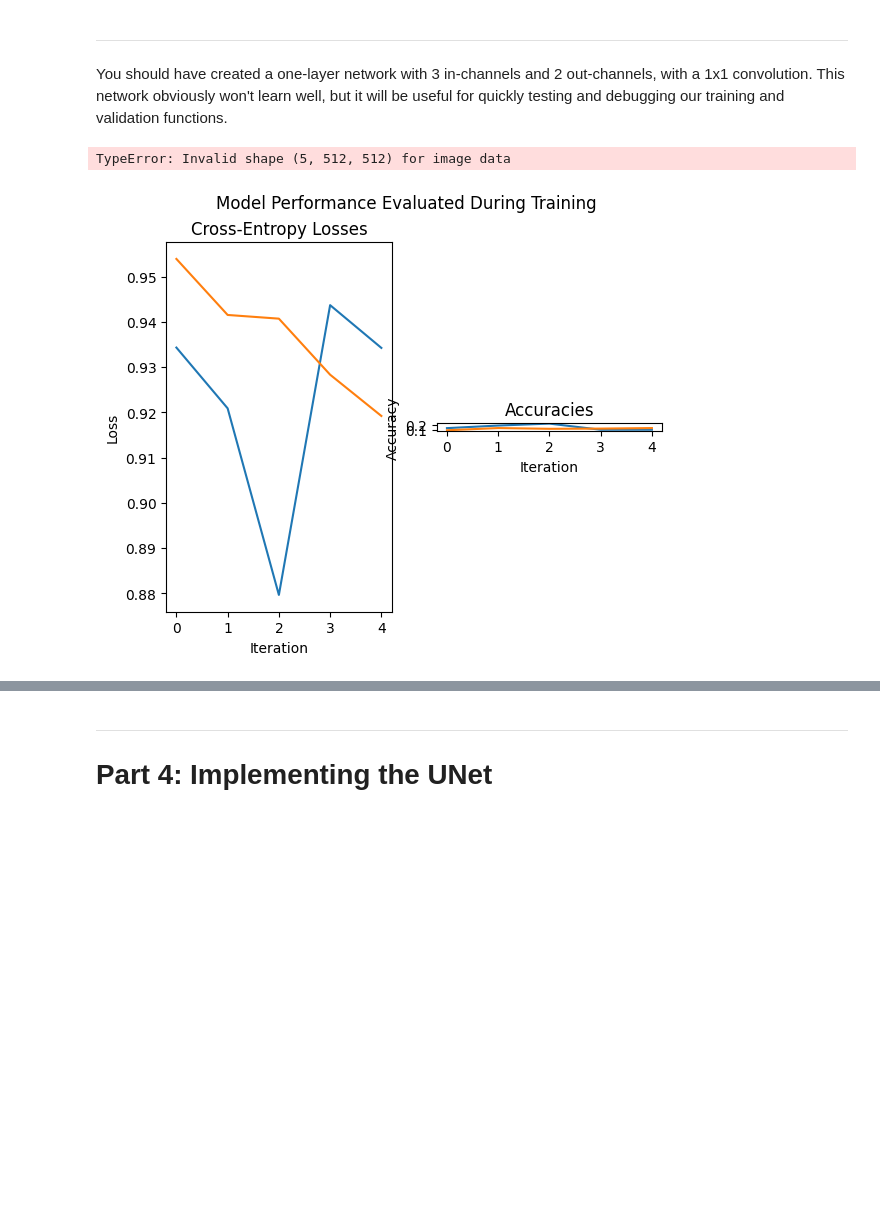
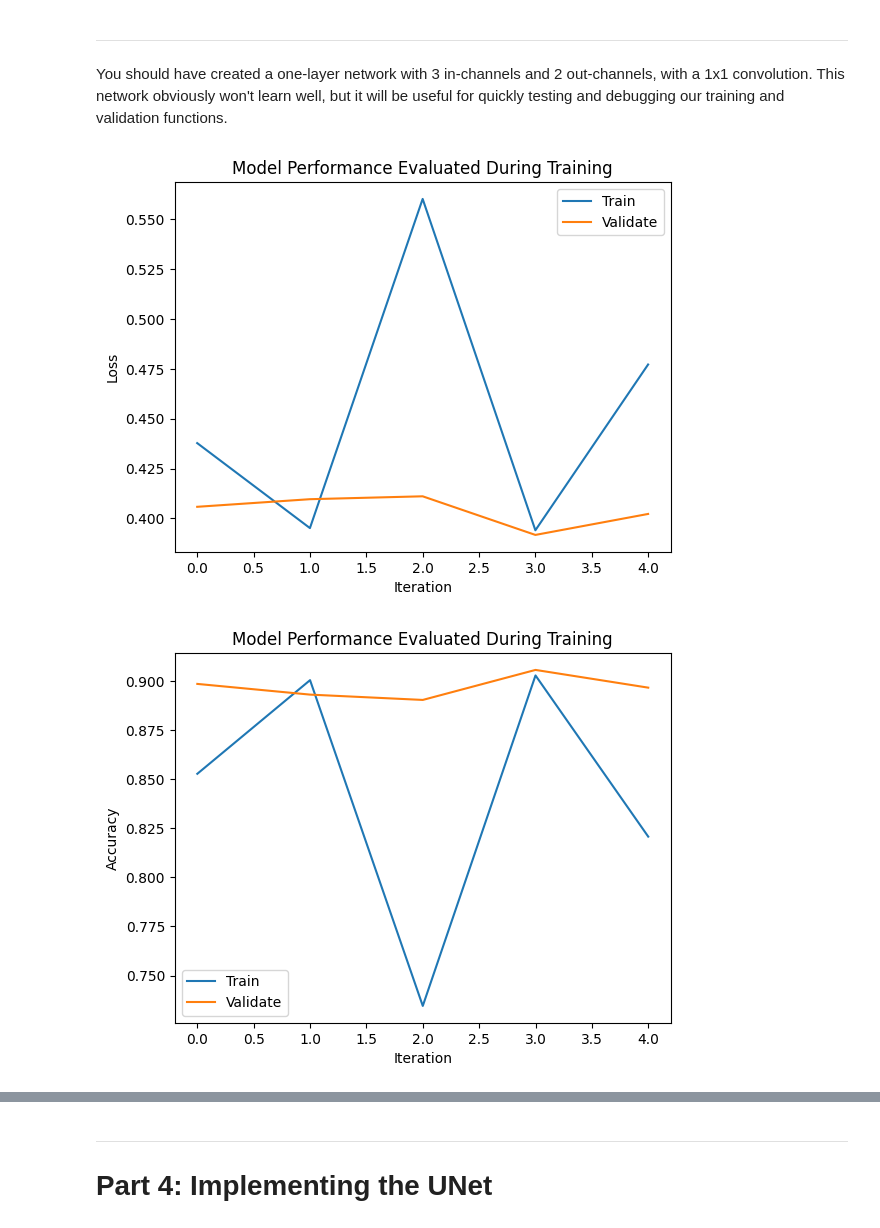
Before and after one commit to andrew-belz/byu-cs474, a Jupyter notebook: lab4_unets.ipynb, the cells around one changed output, grey strips where cells are left out. Cells and saved outputs as stored; diff of their text form; code cells hidden in the pictures; blank space fills up the shorter version.

```diff
--- a/lab4_unets.ipynb
+++ b/lab4_unets.ipynb
@@ -410,33 +409,31 @@ Create a function(s) to plot your training/validation losses on the same plot an
 Label your axes and add a legend to make your plots legible.
 # %%
 def plot_eval_metrics(t_loss, v_loss, t_acc, v_acc):
-  fig, axs = plt.subplots(1, 2)
-
   plt.plot(torch.arange(len(t_loss)), t_loss, label="Train")
   plt.plot(torch.arange(len(v_loss)), v_loss, label="Validate")
-  plt.set_title("Cross-Entropy Losses")
-  plt.set_xlabel("Iteration")
-  plt.set_ylabel("Loss")
-  plt.legend(loc="best")
-  plt.title("Model Performance Evaluated During Training")
-  plt.show()
-
-  plt.plot(torch.arange(len(t_acc)), t_acc)
-  plt.plot(torch.arange(len(v_acc)), v_acc)
-  plt.set_title("Accuracies")
-  plt.set_xlabel("Iteration")
-  plt.set_ylabel("Accuracy")
+  plt.xlabel("Iteration")
+  plt.ylabel("Loss")
   plt.legend(loc="best")
   plt.title("Model Performance Evaluated During Training")
 
   plt.show()
+
+  plt.plot(torch.arange(len(t_acc)), t_acc, label="Train")
+  plt.plot(torch.arange(len(v_acc)), v_acc, label="Validate")
+  plt.xlabel("Iteration")
+  plt.ylabel("Accuracy")
+  plt.legend(loc="best")
+  plt.title("Model Performance Evaluated During Training")
+
+  plt.show()
 # %% [markdown]
 Create another function to plot 5 image predictions.
 # %%
 def plot_5_preds(ims):
   for i, im in enumerate(ims):
-    plt.imshow(ims)
-    plt.title(f"Prediction {i}")
+    plt.imshow(im, cmap="gray")
+    plt.title(f"Prediction {i+1}")
+    plt.show()
 # %% [markdown]
 ---
 
@@ -509,15 +506,17 @@ small_net = nn.Conv2d(3, 2, kernel_size=1).to(device)
 
 You should have created a one-layer network with 3 in-channels and 2 out-channels, with a 1x1 convolution. This network obviously won't learn well, but it will be useful for quickly testing and debugging our training and validation functions.
 # %%
+torch.manual_seed(142)
+
 # Create an optimizer for your network
-optimizer = optim.Adam(small_net.parameters())
+small_optimizer = optim.Adam(small_net.parameters())
 # Train for a few training steps: enough to gather some stats
-t_loss, v_loss, t_acc, v_acc, ims = train(small_net, optimizer, train_loader, val_loader, 10, 2, 2, 2, val_dataset[172][0])
+t_loss, v_loss, t_acc, v_acc, ims = train(small_net, small_optimizer, train_loader, val_loader, 10, 2, 2, 2, val_dataset[172][0])
 # %%
 # Create your loss and accuracy graphs, and print out the 5 validation images:
 # We do not expect this network to have learned well.
-plot_metrics(t_loss, v_loss, t_acc, v_acc)
+plot_eval_metrics(t_loss, v_loss, t_acc, v_acc)
 plot_5_preds(ims)
 # %% [output]
-TypeError: Invalid shape (5, 512, 512) for image data
-[figure, old version]
+[figure, new version]
+[figure, added]
```
Also changed, not shown: parts of 12 cells of this notebook.
